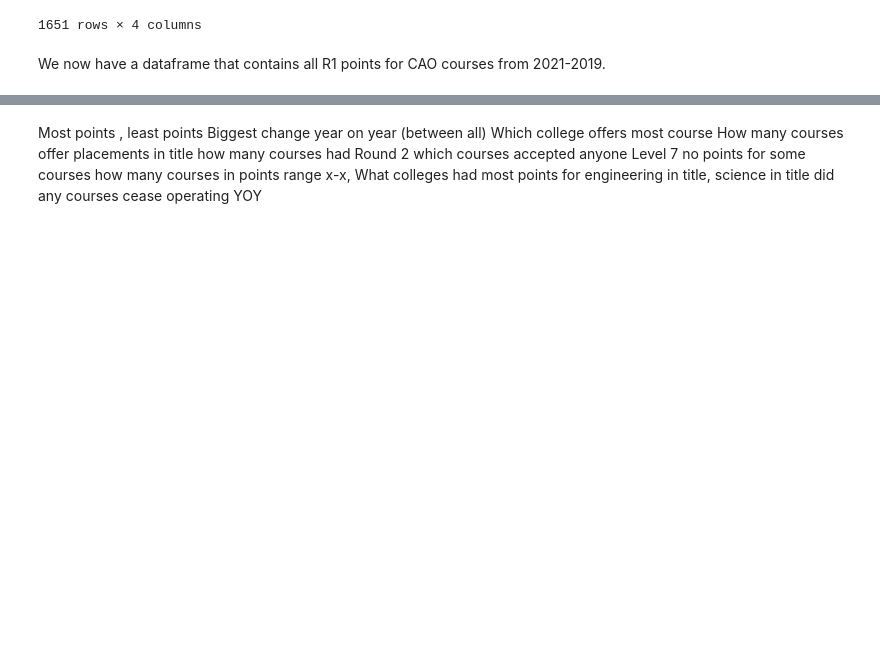
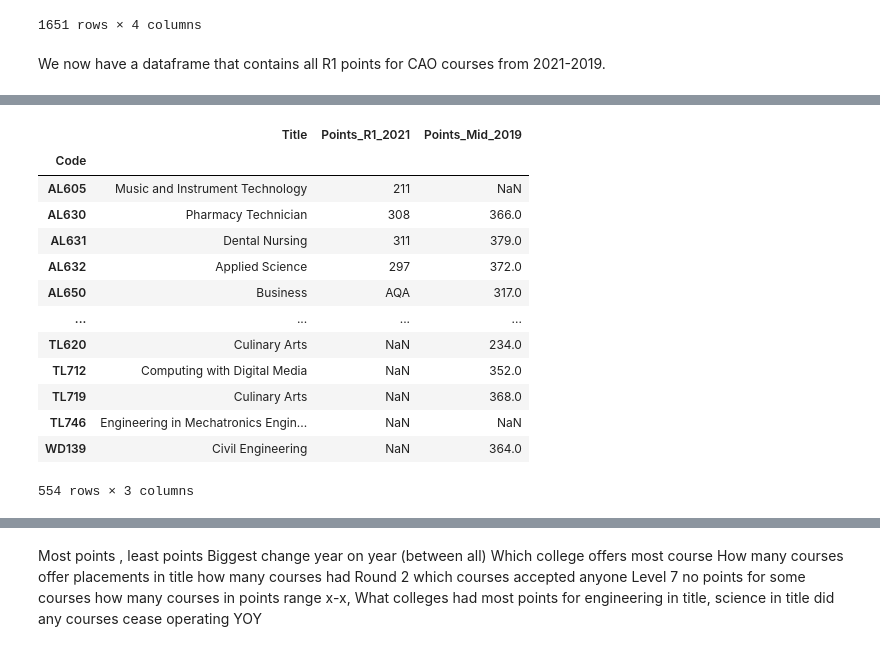
Before and after one commit to conor-mccaffrey/cao-points, a Jupyter notebook: cao-points-analysis.ipynb, the cells around one changed output, grey strips where cells are left out. Drawn from its saved outputs; the diff is of its cells as text; code cells hidden in the pictures; blank space fills up the shorter version.

```diff
--- a/cao-points-analysis.ipynb
+++ b/cao-points-analysis.ipynb
@@ -1002,0 +817,5 @@ We now have a dataframe that contains all R1 points for CAO courses from 2021-20
+# %%
+# Set the index to the code column and for Round 1 Data
+allcourses_L7.set_index('Code', inplace = True)
+allcourses_L7 = allcourses_L7.join(df2021_7[[ 'Points_R1_2021']])
+allcourses_L7
@@ -1002,0 +854,6 @@ We now have a dataframe that contains all R1 points for CAO courses from 2021-20
+# %%
+# Set the index to the code column and for Round 1 Data
+df2019_l7 = df2019_l7[['Course Code', 'Mid']]
+df2019_l7.columns = ['Code', 'Points_Mid_2019']
+df2019_l7.set_index('Code', inplace = True)
+df2019_l7
@@ -1002,0 +875,19 @@ We now have a dataframe that contains all R1 points for CAO courses from 2021-20
+# %%
+# Set the index to the code column and for Round 1 Data
+allcourses_L7 = allcourses_L7.join(df2019_l7[[ 'Points_Mid_2019']])
+allcourses_L7
+# %% [output]
+|  | Title | Points_R1_2021 | Points_Mid_2019 |
+| Code |  |  |  |
+| AL605 | Music and Instrument Technology | 211 | NaN |
+| AL630 | Pharmacy Technician | 308 | 366.0 |
+| AL631 | Dental Nursing | 311 | 379.0 |
+| AL632 | Applied Science | 297 | 372.0 |
+| AL650 | Business | AQA | 317.0 |
+| ... | ... | ... | ... |
+| TL620 | Culinary Arts | NaN | 234.0 |
+| TL712 | Computing with Digital Media | NaN | 352.0 |
+| TL719 | Culinary Arts | NaN | 368.0 |
+| TL746 | Engineering in Mechatronics Engin... | NaN | NaN |
+| WD139 | Civil Engineering | NaN | 364.0 |
+554 rows × 3 columns
```
Also changed, not shown: parts of 60 cells of this notebook, 54 other files.
